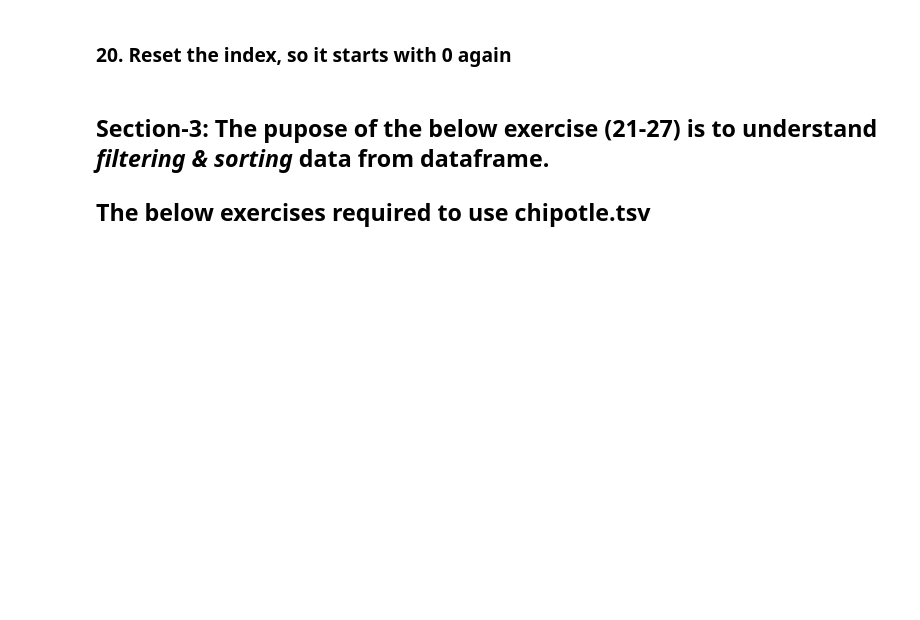
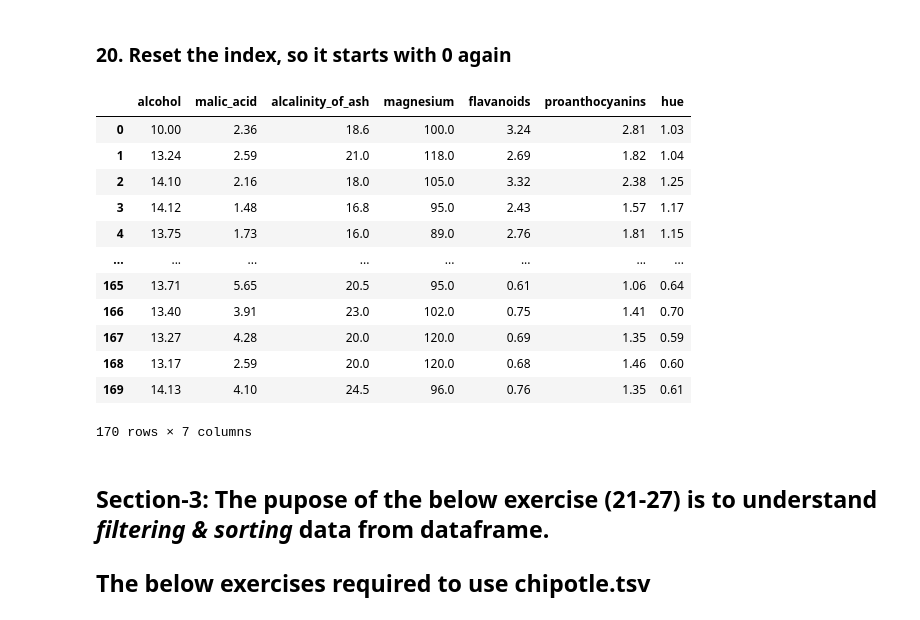
Before and after one commit to sakshisv/Basic-Data-Manipulation-Visualization-Exercise, a Jupyter notebook: Basic_Data_Manipulation_Visualization_Exercise.ipynb, the cells around one changed output. Cells and saved outputs as stored; diff of their text form; code cells hidden in the pictures; blank space fills up the shorter version.

```diff
--- a/Basic_Data_Manipulation_Visualization_Exercise.ipynb
+++ b/Basic_Data_Manipulation_Visualization_Exercise.ipynb
@@ -270,6 +270,24 @@ wine
 170 rows × 7 columns
 # %% [markdown]
 ### 20.  Reset the index, so it starts with 0 again
+# %%
+wine.reset_index(drop = True, inplace = True)
+# %%
+wine
+# %% [output]
+|  | alcohol | malic_acid | alcalinity_of_ash | magnesium | flavanoids | proanthocyanins | hue |
+| 0 | 10.00 | 2.36 | 18.6 | 100.0 | 3.24 | 2.81 | 1.03 |
+| 1 | 13.24 | 2.59 | 21.0 | 118.0 | 2.69 | 1.82 | 1.04 |
+| 2 | 14.10 | 2.16 | 18.0 | 105.0 | 3.32 | 2.38 | 1.25 |
+| 3 | 14.12 | 1.48 | 16.8 | 95.0 | 2.43 | 1.57 | 1.17 |
+| 4 | 13.75 | 1.73 | 16.0 | 89.0 | 2.76 | 1.81 | 1.15 |
+| ... | ... | ... | ... | ... | ... | ... | ... |
+| 165 | 13.71 | 5.65 | 20.5 | 95.0 | 0.61 | 1.06 | 0.64 |
+| 166 | 13.40 | 3.91 | 23.0 | 102.0 | 0.75 | 1.41 | 0.70 |
+| 167 | 13.27 | 4.28 | 20.0 | 120.0 | 0.69 | 1.35 | 0.59 |
+| 168 | 13.17 | 2.59 | 20.0 | 120.0 | 0.68 | 1.46 | 0.60 |
+| 169 | 14.13 | 4.10 | 24.5 | 96.0 | 0.76 | 1.35 | 0.61 |
+170 rows × 7 columns
 # %% [markdown]
 ## Section-3: The pupose of the below exercise (21-27) is to understand ***filtering & sorting*** data from dataframe.
 ## The below exercises required to use chipotle.tsv
```
